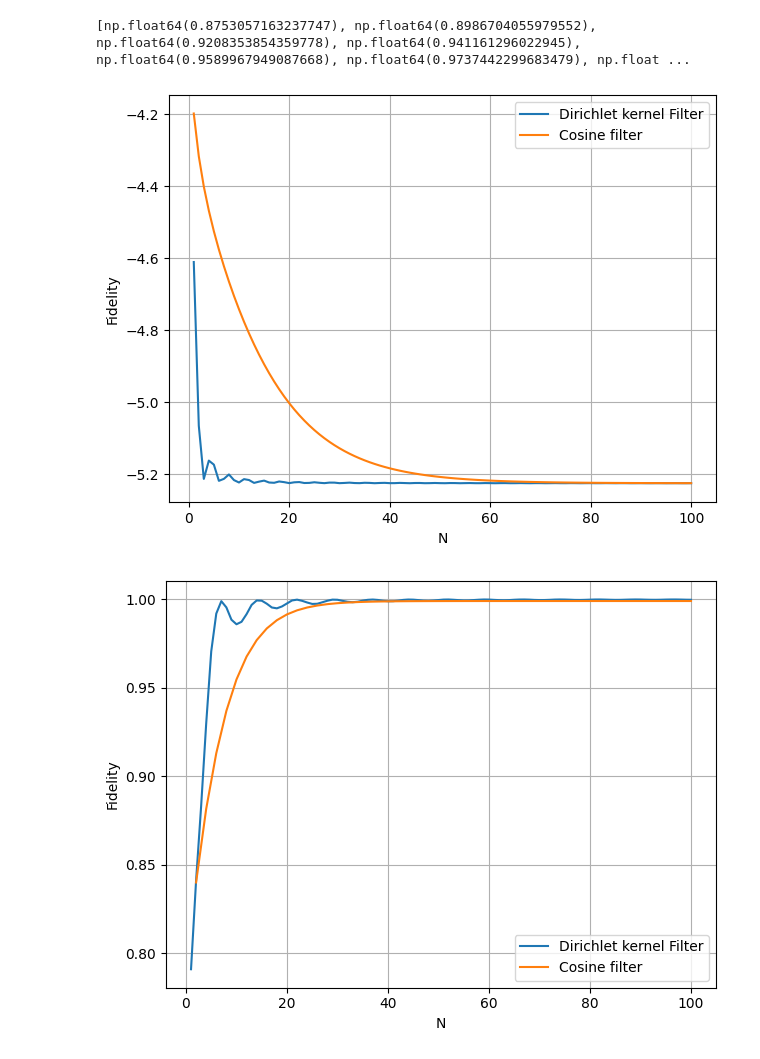
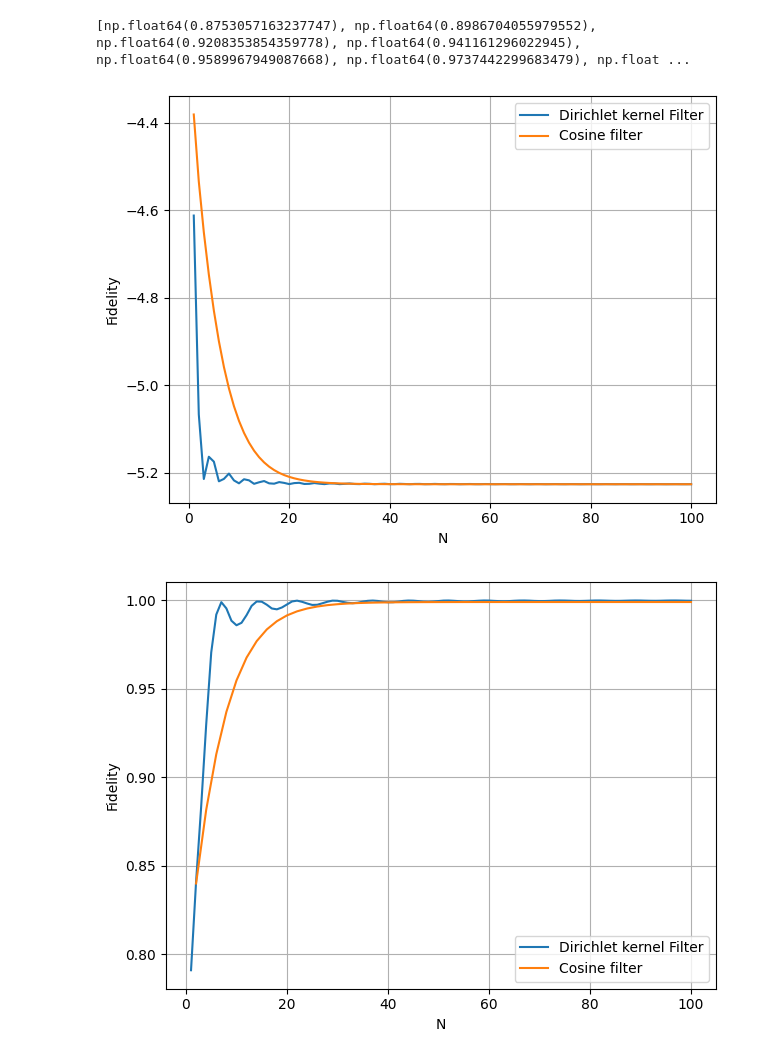
Before and after one commit to schauu/vqe_U, a Jupyter notebook: Qubitization/NLCU/lcu of real time evolution.ipynb, the cells around one changed output. Saved outputs shown, nothing was run; the diff lists cells and outputs as text; code cells hidden in the pictures.

```diff
--- a/Qubitization/NLCU/lcu of real time evolution.ipynb
+++ b/Qubitization/NLCU/lcu of real time evolution.ipynb
@@ -406,7 +421,7 @@ def get_ground_state(H):
 def shift_and_normalize_H(H):
     eigvals = np.linalg.eigvalsh(H)
     λ_min, λ_max = np.min(eigvals), np.max(eigvals)
-    H_norm = (H - λ_min * np.eye(len(H))) / (λ_max - λ_min)
+    H_norm = (H - λ_min * np.eye(len(H))) / (λ_max - λ_min) * np.pi /2
     λ0 = np.min(np.linalg.eigvalsh(H_norm))
     H_shifted = H_norm - λ0 * np.eye(len(H))
     return H_shifted
@@ -475,34 +490,34 @@ init_state = np.ones(dim) / np.sqrt(dim)
 # Fidelity for custom filter as N varies
 max_N = 100
 fidelity_list = []
 for N_iter in range(1, max_N + 1):
     H_shifted = shift_and_normalize_H1(H)
     fH = custom_filter_matrix(H_shifted, N_iter)
     fidelity_custom = evaluate_fidelity(fH, init_state, H)
     fidelity_list.append(fidelity_custom)
 
 fidelity_cos_list = []
 #for m_vals in range(2,101, 2):
 for m_vals in range(1,101):
     H_shifted = shift_and_normalize_H(H)
     cos_filter = cosine_filter_matrix(H_shifted, m_vals)
     fidelity_cos = evaluate_fidelity(cos_filter, init_state, H)
     fidelity_cos_list.append(fidelity_cos)
 
 # 画图
 plt.plot(range(1, max_N + 1), fidelity_list, label="Dirichlet kernel Filter")
 #plt.axhline(y=fidelity_cos, color='r', linestyle='--', label="cos^{2m}(H) Fidelity")
 plt.plot(list(range(1, 101)), fidelity_cos_list, label='Cosine filter')
 #plt.plot(list(range(2, 101, 2)), fidelity_cos_list, label='Cosine filter')
 plt.xlabel("N")
 plt.ylabel("Fidelity")
 #plt.title("Euclidean distance vs N for Custom Filter")
 plt.legend()
 plt.grid(True)
 plt.tight_layout()
 plt.show()
 # %% [output]
-[figure, old version]
+[figure, new version]
 # %%
 import numpy as np
 from scipy.linalg import expm
```
Also changed, not shown: parts of 6 cells of this notebook, 8 other files.
